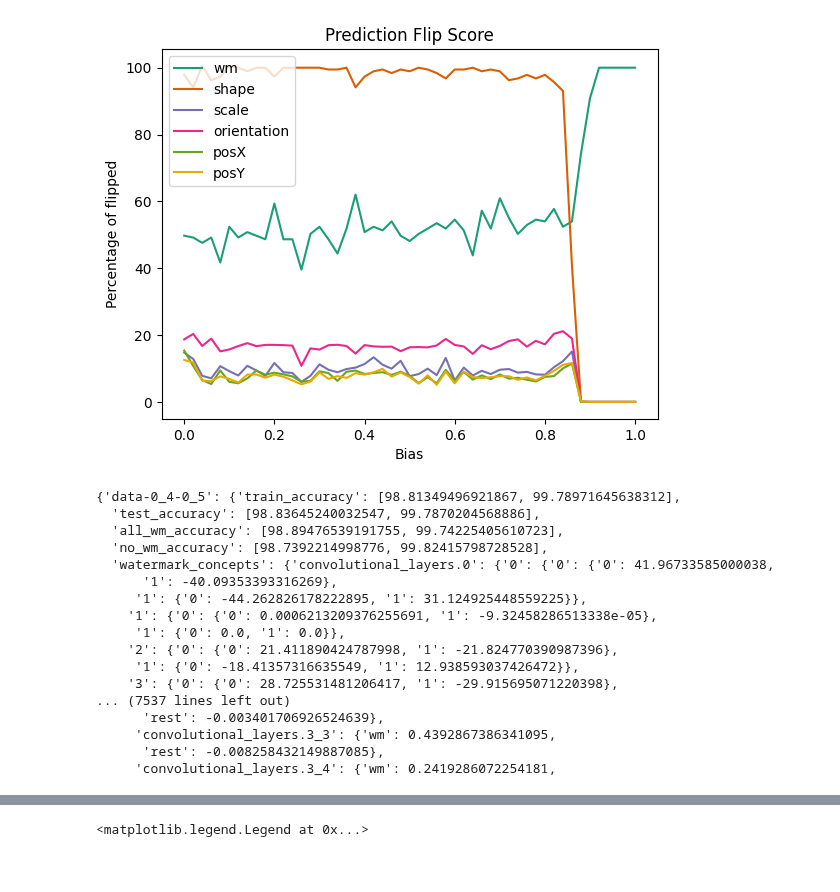
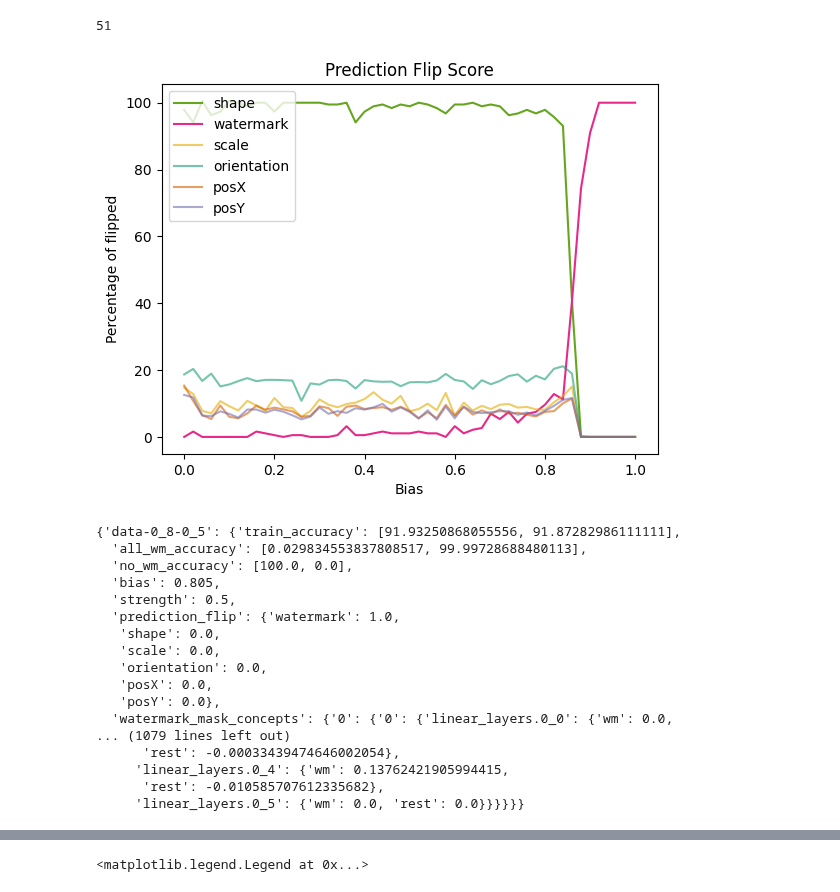
Before and after one commit to lillijo/xai-evaluation-master-thesis, a Jupyter notebook: formalize-experiment/accuracy_analysis.ipynb, the cells around one changed output, grey strips where cells are left out. Cells and saved outputs as stored; diff of their text form; code cells hidden in the pictures.

```diff
--- a/formalize-experiment/accuracy_analysis.ipynb
+++ b/formalize-experiment/accuracy_analysis.ipynb
@@ -54,47 +67,51 @@ for i in range(0, len(vals)):
     pvals.append(bl)
 with open("vals.json", "w") as f:
     json.dump(pvals, f)
+# %%
+print(len(biases))
+# %% [output]
+51
 # %%
-
-def plot_accs():
+COLORS = ['#e72950','#66a61e','#e6ab0299','#1b9e7799','#d95f0299','#7570b399',]
+def plot_pred_flip():
     gt_data = [v for v in ground_truths.values()]
     biases = [from_name(k)[0] for k in ground_truths.keys()]
     keys = list(gt_data[0].keys())
 
-    for i in range(6):
+    for i in [1,0,2,3,4,5]:
         k = keys[i]
         color = COLORS[i]
         lat_data = [a[k]*100 for a in gt_data]
         plt.plot(biases, lat_data, c=color, label=k)
     plt.legend(loc="upper left")
     plt.ylabel("Percentage of flipped")
     plt.xlabel("Bias")
     plt.title("Prediction Flip Score")
-plot_accs()
+plot_pred_flip()
 # %% [output]
-[figure, old version]
+[figure, new version]
 # %%
-with open("accuracies.json", "r") as f:
+with open("accuracies_fine.json", "r") as f:
     analysis_data = json.load(f)
 analysis_data
 # %% [output]
-{'data-0_4-0_5': {'train_accuracy': [98.81349496921867, 99.78971645638312],
-  'test_accuracy': [98.83645240032547, 99.7870204568886],
-  'all_wm_accuracy': [98.89476539191755, 99.74225405610723],
-  'no_wm_accuracy': [98.7392214998776, 99.82415798728528],
-  'watermark_concepts': {'convolutional_layers.0': {'0': {'0': {'0': 41.96733585000038,
-      '1': -40.09353393316269},
-     '1': {'0': -44.262826178222895, '1': 31.124925448559225}},
-    '1': {'0': {'0': 0.0006213209376255691, '1': -9.32458286513338e-05},
-     '1': {'0': 0.0, '1': 0.0}},
-    '2': {'0': {'0': 21.411890424787998, '1': -21.824770390987396},
-     '1': {'0': -18.41357316635549, '1': 12.938593037426472}},
-    '3': {'0': {'0': 28.725531481206417, '1': -29.915695071220398},
-... (7537 lines left out)
-      'rest': -0.003401706926524639},
-     'convolutional_layers.3_3': {'wm': 0.4392867386341095,
-      'rest': -0.008258432149887085},
-     'convolutional_layers.3_4': {'wm': 0.2419286072254181,
+{'data-0_8-0_5': {'train_accuracy': [91.93250868055556, 91.87282986111111],
+  'all_wm_accuracy': [0.029834553837808517, 99.99728688480113],
+  'no_wm_accuracy': [100.0, 0.0],
+  'bias': 0.805,
+  'strength': 0.5,
+  'prediction_flip': {'watermark': 1.0,
+   'shape': 0.0,
+   'scale': 0.0,
+   'orientation': 0.0,
+   'posX': 0.0,
+   'posY': 0.0},
+  'watermark_mask_concepts': {'0': {'0': {'linear_layers.0_0': {'wm': 0.0,
+... (1079 lines left out)
+      'rest': -0.00033439474646002054},
+     'linear_layers.0_4': {'wm': 0.13762421905994415,
+      'rest': -0.010585707612335682},
+     'linear_layers.0_5': {'wm': 0.0, 'rest': 0.0}}}}}}
 # %%
 data = sorted(analysis_data.values(), key=lambda x: x["bias"])
 biases = [a["bias"] for a in  data]
```
Also changed, not shown: parts of 10 cells of this notebook, 16 other files.
